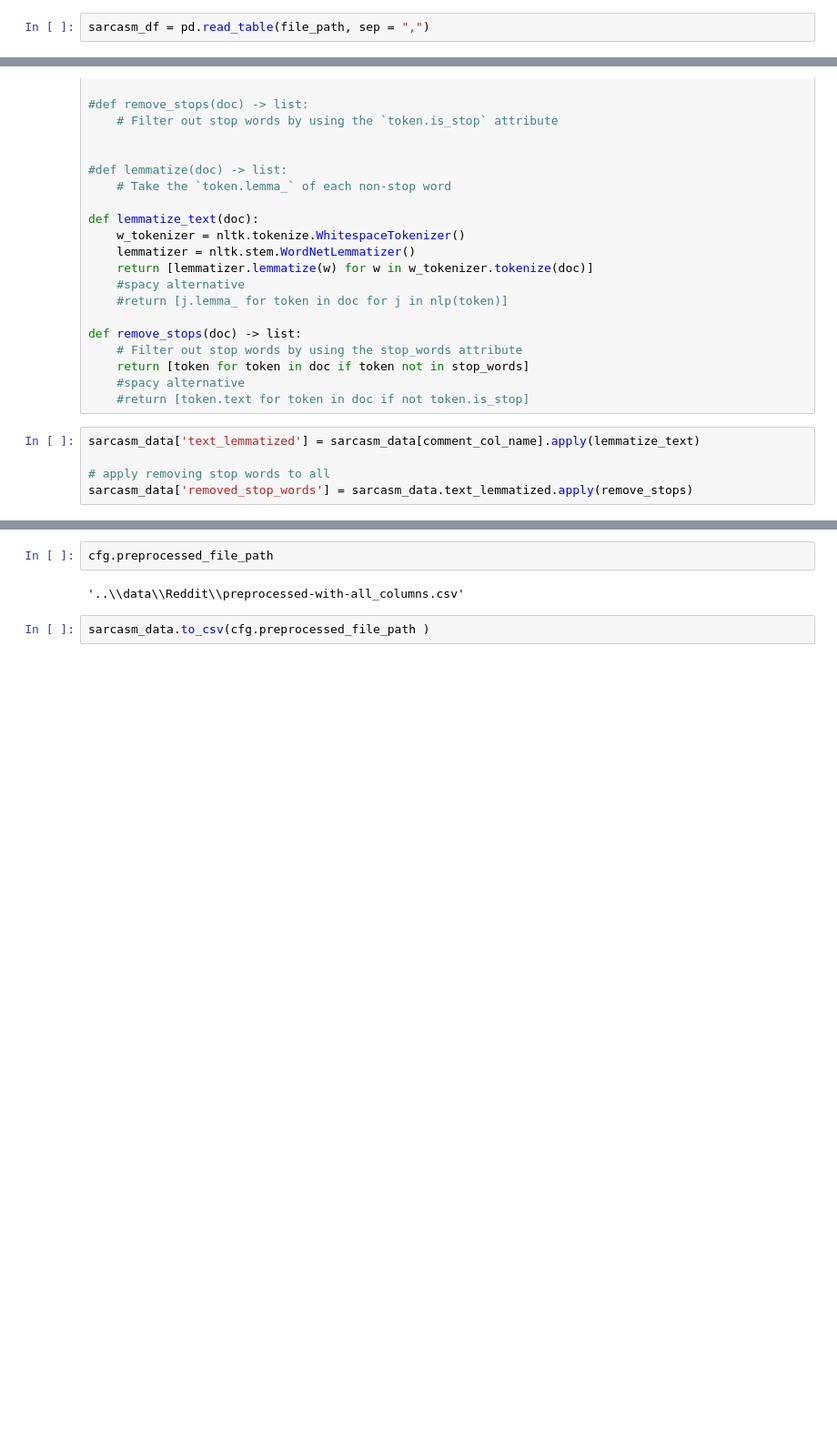
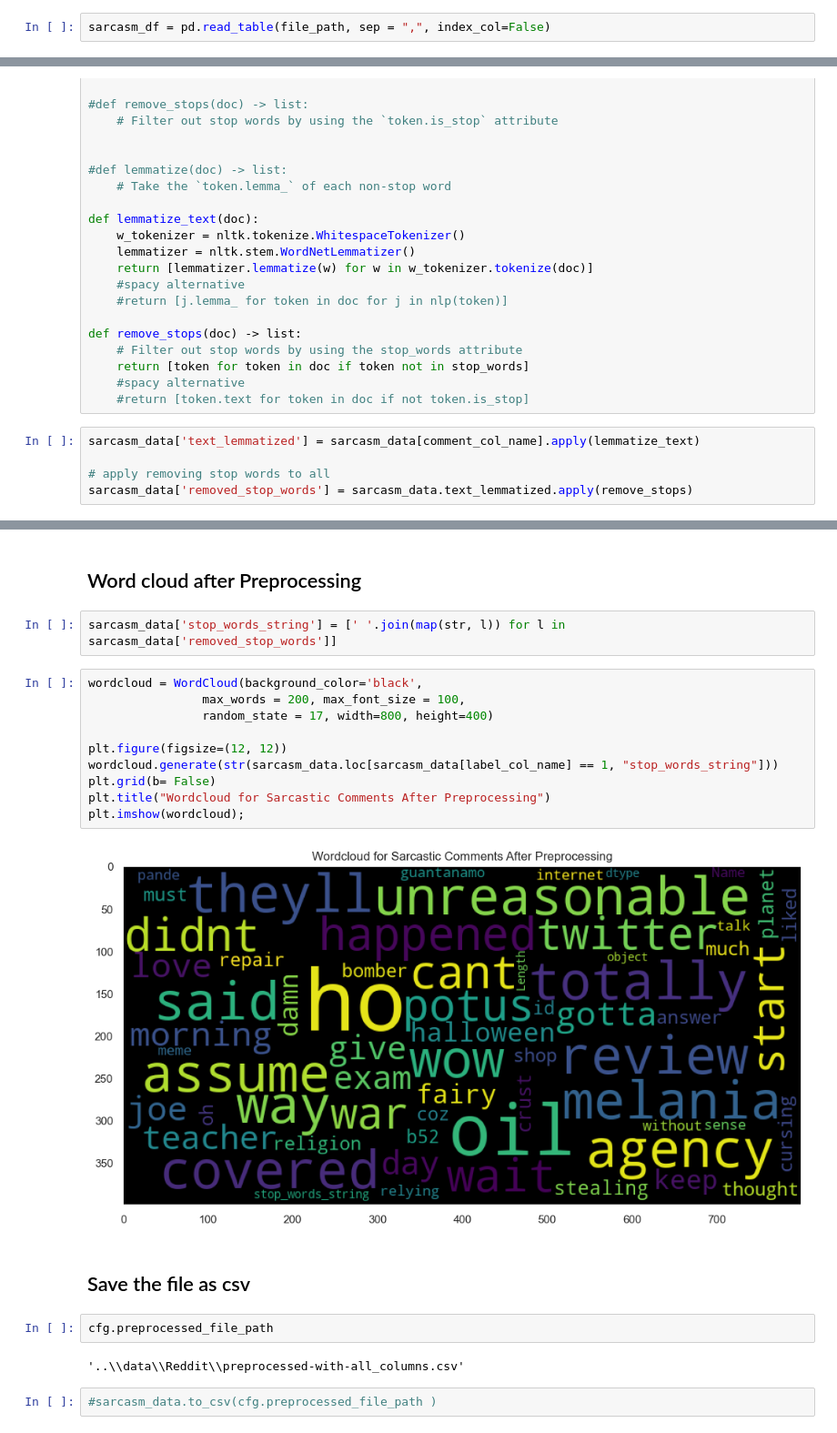
Before and after one commit to omarsrstt/nlp_project, a Jupyter notebook: src/preprocessing.ipynb, the cells around one changed output, grey strips where cells are left out. Shown at 91% size. Saved outputs shown, nothing was run; the diff lists cells and outputs as text; blank space fills up the shorter version.

Commit message:
Added wordcloud after preprocessing

```diff
--- a/src/preprocessing.ipynb
+++ b/src/preprocessing.ipynb
@@ -45,7 +45,7 @@ file_path
 # %% [output]
 '..\\data\\Reddit\\train-balanced-sarcasm.csv'
 # %%
-sarcasm_df = pd.read_table(file_path, sep = ",")
+sarcasm_df = pd.read_table(file_path, sep = ",", index_col=False)
 # %%
 sarcasm_df.head(10)
 # %% [output]
@@ -334,9 +334,27 @@ sarcasm_data.head(10)
 | 7 | 0 | blade masterymasamune or gtfo | P0k3rm4s7 | FFBraveExvius | 2 | -1 | -1 | 2016-10 | 2016-10-13 21:13:55 | Probably Sephiroth. I refuse to t... | ... |
 | 8 | 0 | you dont have to you have a good ... | SoupToPots | pcmasterrace | 1 | -1 | -1 | 2016-10 | 2016-10-27 19:11:06 | What to upgrade? I have $500 to s... | ... |
 | 9 | 0 | i would love to see him at lolla | chihawks | Lollapalooza | 2 | -1 | -1 | 2016-11 | 2016-11-21 23:39:12 | Probably count Kanye out Since th... | ... |
+# %% [markdown]
+## Word cloud after Preprocessing
+# %%
+sarcasm_data['stop_words_string'] = [' '.join(map(str, l)) for l in sarcasm_data['removed_stop_words']]
+# %%
+wordcloud = WordCloud(background_color='black',
+                max_words = 200, max_font_size = 100,
+                random_state = 17, width=800, height=400)
+
+plt.figure(figsize=(12, 12))
+wordcloud.generate(str(sarcasm_data.loc[sarcasm_data[label_col_name] == 1, "stop_words_string"]))
+plt.grid(b= False)
+plt.title("Wordcloud for Sarcastic Comments After Preprocessing")
+plt.imshow(wordcloud);
+# %% [output]
+[figure, added]
+# %% [markdown]
+## Save the file as csv
 # %%
 cfg.preprocessed_file_path
 # %% [output]
 '..\\data\\Reddit\\preprocessed-with-all_columns.csv'
 # %%
-sarcasm_data.to_csv(cfg.preprocessed_file_path )
+#sarcasm_data.to_csv(cfg.preprocessed_file_path )
```
